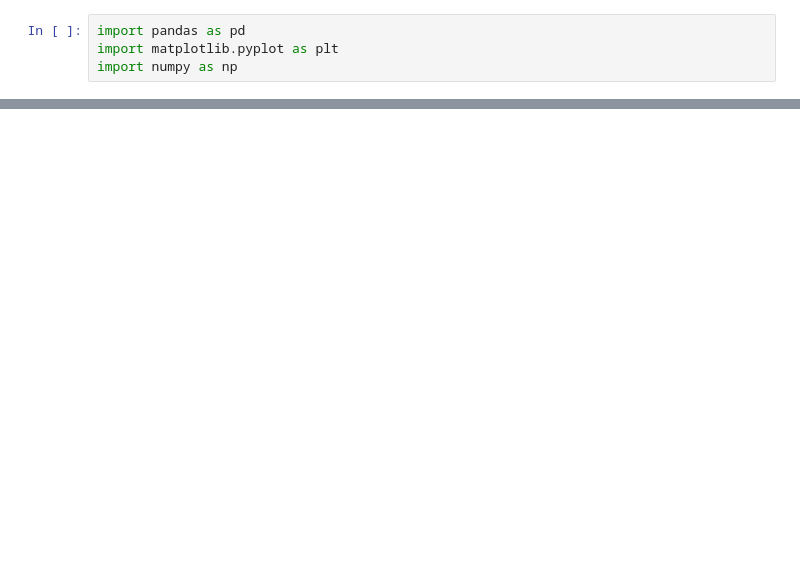
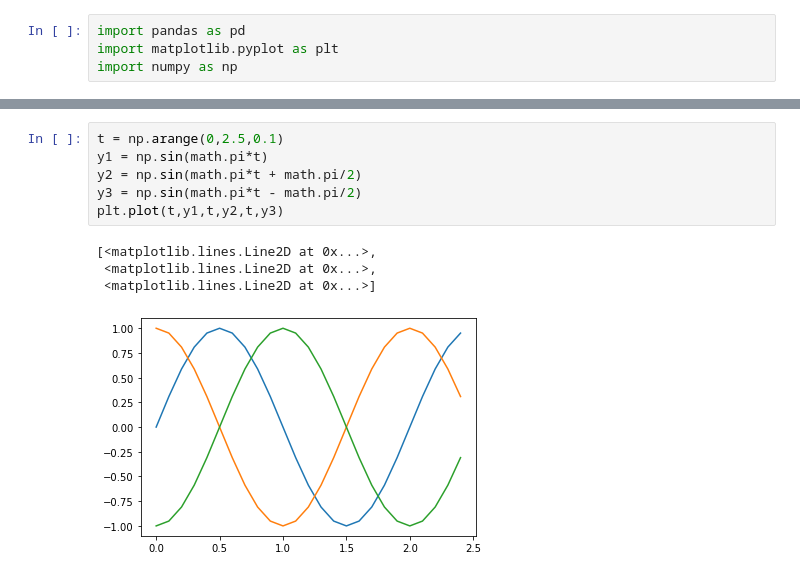
Before and after one commit to OliverRevilla/RW_Pandas, a Jupyter notebook: Data_Visualization_with_matplotlib.ipynb, the cells around one changed output, grey strips where cells are left out. Cells and saved outputs as stored; diff of their text form; blank space fills up the shorter version.

```diff
--- a/Data_Visualization_with_matplotlib.ipynb
+++ b/Data_Visualization_with_matplotlib.ipynb
@@ -24,0 +44,11 @@ plt.show(plt.plot([(0,0),(1,1),(2,2),(3,3),(4,4)]))
+# %%
+t = np.arange(0,2.5,0.1)
+y1 = np.sin(math.pi*t)
+y2 = np.sin(math.pi*t + math.pi/2)
+y3 = np.sin(math.pi*t - math.pi/2)
+plt.plot(t,y1,t,y2,t,y3)
+# %% [output]
+[<matplotlib.lines.Line2D at 0x...>,
+ <matplotlib.lines.Line2D at 0x...>,
+ <matplotlib.lines.Line2D at 0x...>]
+[figure, added]
```
Also changed, not shown: parts of 11 cells of this notebook.
